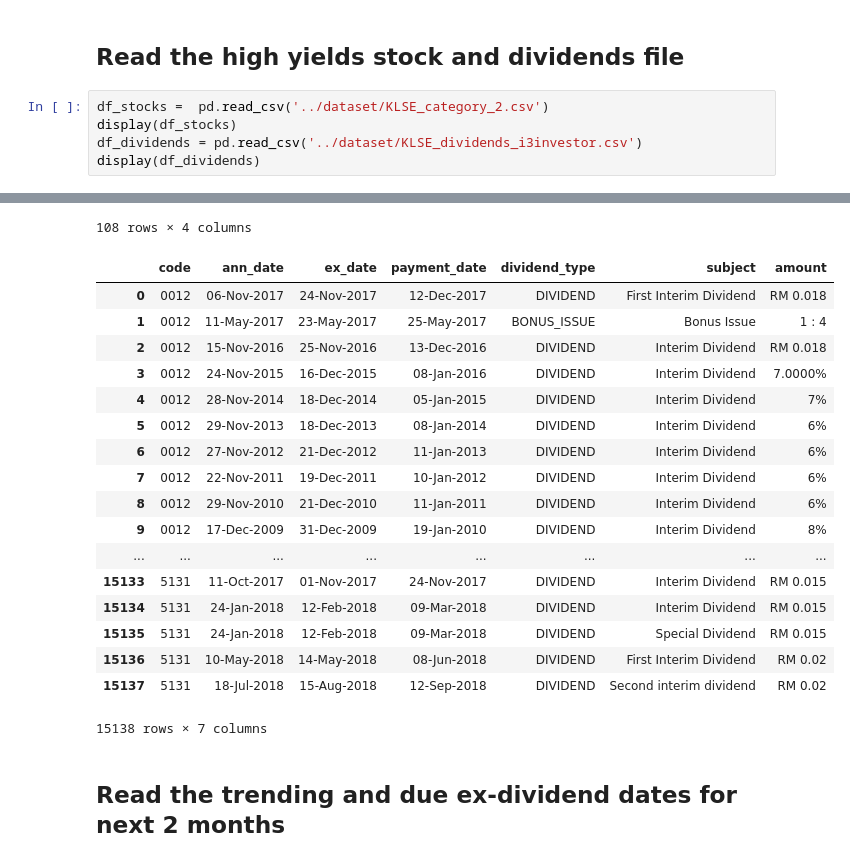
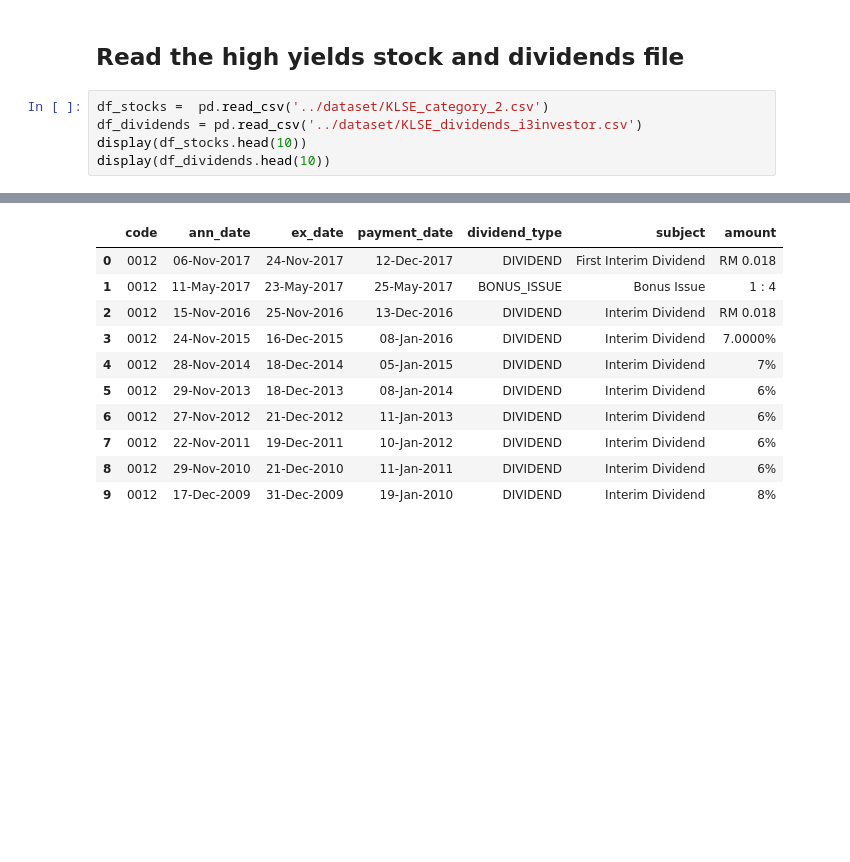
Before and after one commit to mengwangk/ai-playground, a Jupyter notebook: notebook/KLSE_dividends_trends_4.ipynb, the cells around one changed output, grey strips where cells are left out. Drawn from its saved outputs; the diff is of its cells as text; blank space fills up the shorter version.

```diff
--- a/notebook/KLSE_dividends_trends_4.ipynb
+++ b/notebook/KLSE_dividends_trends_4.ipynb
@@ -44,8 +44,8 @@ pd.options.display.max_columns = 50
 ## Read the high yields stock and dividends file
 # %%
 df_stocks =  pd.read_csv('../dataset/KLSE_category_2.csv')
-display(df_stocks)
 df_dividends = pd.read_csv('../dataset/KLSE_dividends_i3investor.csv')
-display(df_dividends)
+display(df_stocks.head(10))
+display(df_dividends.head(10))
 # %% [output]
 |  | code | name | yield_sum | yield_mean |
@@ -68,21 +62,11 @@ display(df_dividends)
-108 rows × 4 columns
 |  | code | ann_date | ex_date | payment_date | dividend_type | subject | amount |
 | 0 | 0012 | 06-Nov-2017 | 24-Nov-2017 | 12-Dec-2017 | DIVIDEND | First Interim Dividend | RM 0.018 |
 | 1 | 0012 | 11-May-2017 | 23-May-2017 | 25-May-2017 | BONUS_ISSUE | Bonus Issue | 1 : 4 |
 | 2 | 0012 | 15-Nov-2016 | 25-Nov-2016 | 13-Dec-2016 | DIVIDEND | Interim Dividend | RM 0.018 |
 | 3 | 0012 | 24-Nov-2015 | 16-Dec-2015 | 08-Jan-2016 | DIVIDEND | Interim Dividend | 7.0000% |
 | 4 | 0012 | 28-Nov-2014 | 18-Dec-2014 | 05-Jan-2015 | DIVIDEND | Interim Dividend | 7% |
 | 5 | 0012 | 29-Nov-2013 | 18-Dec-2013 | 08-Jan-2014 | DIVIDEND | Interim Dividend | 6% |
 | 6 | 0012 | 27-Nov-2012 | 21-Dec-2012 | 11-Jan-2013 | DIVIDEND | Interim Dividend | 6% |
 | 7 | 0012 | 22-Nov-2011 | 19-Dec-2011 | 10-Jan-2012 | DIVIDEND | Interim Dividend | 6% |
 | 8 | 0012 | 29-Nov-2010 | 21-Dec-2010 | 11-Jan-2011 | DIVIDEND | Interim Dividend | 6% |
 | 9 | 0012 | 17-Dec-2009 | 31-Dec-2009 | 19-Jan-2010 | DIVIDEND | Interim Dividend | 8% |
-| ... | ... | ... | ... | ... | ... | ... | ... |
-| 15133 | 5131 | 11-Oct-2017 | 01-Nov-2017 | 24-Nov-2017 | DIVIDEND | Interim Dividend | RM 0.015 |
-| 15134 | 5131 | 24-Jan-2018 | 12-Feb-2018 | 09-Mar-2018 | DIVIDEND | Interim Dividend | RM 0.015 |
-| 15135 | 5131 | 24-Jan-2018 | 12-Feb-2018 | 09-Mar-2018 | DIVIDEND | Special Dividend | RM 0.015 |
-| 15136 | 5131 | 10-May-2018 | 14-May-2018 | 08-Jun-2018 | DIVIDEND | First Interim Dividend | RM 0.02 |
-| 15137 | 5131 | 18-Jul-2018 | 15-Aug-2018 | 12-Sep-2018 | DIVIDEND | Second interim dividend | RM 0.02 |
-15138 rows × 7 columns
-# %% [markdown]
-## Read the trending and due ex-dividend dates for next 2 months
```
Also changed, not shown: parts of 5 cells of this notebook, 4 other files.
